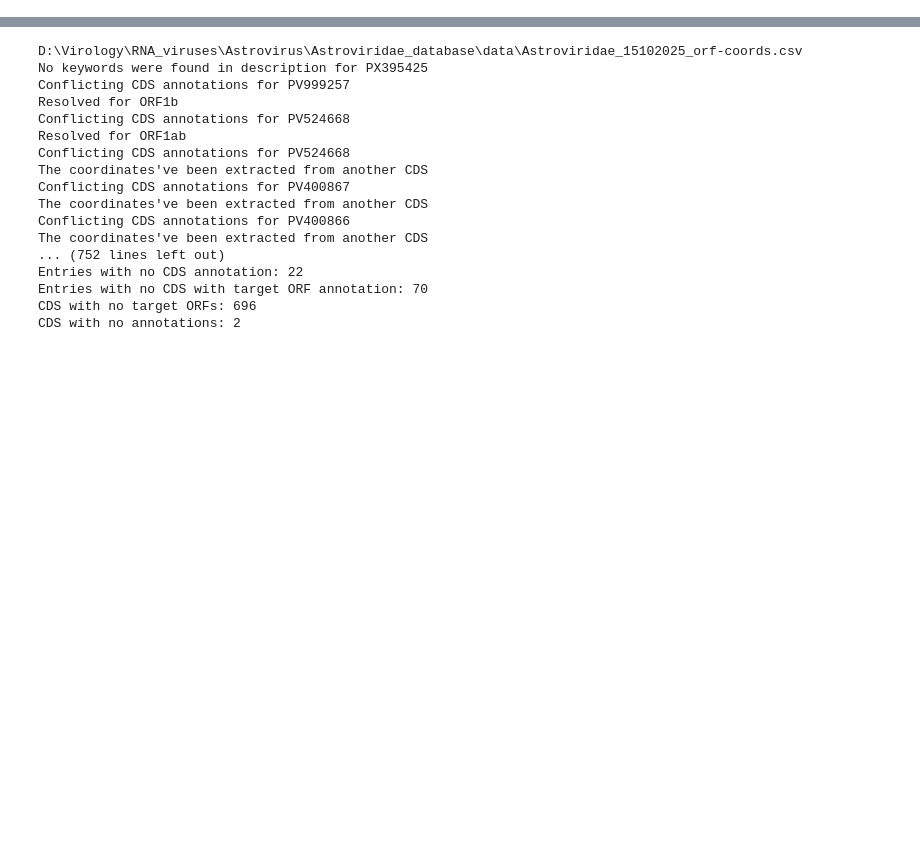
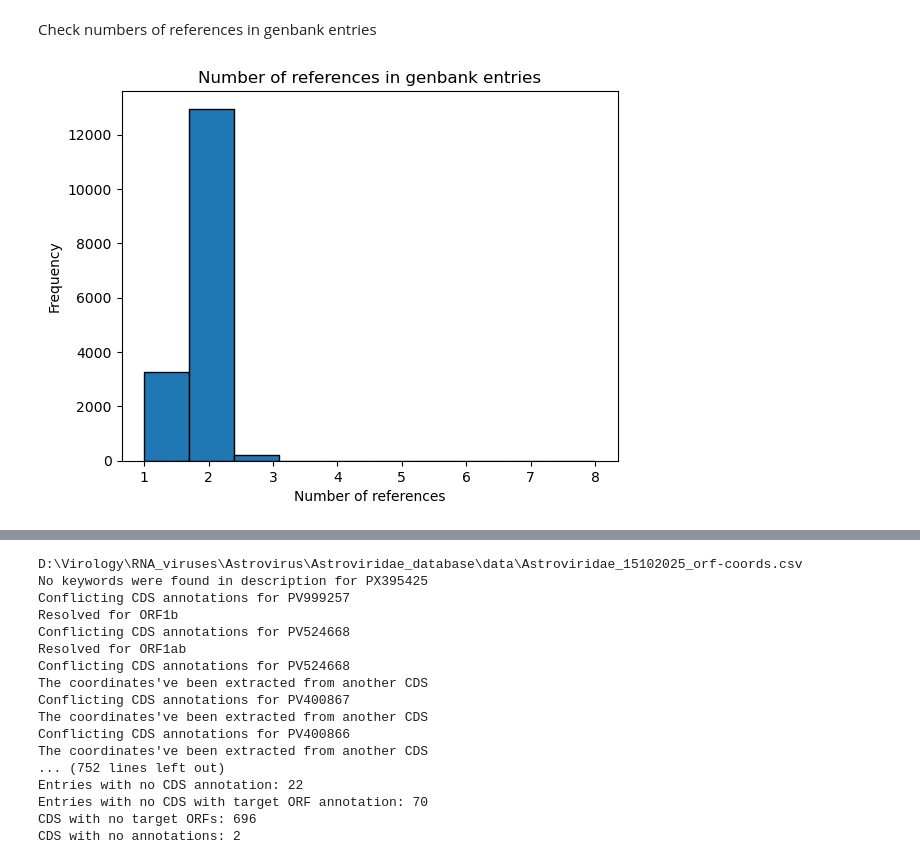
Before and after one commit to v-julia/Astroviridae_database, a Jupyter notebook: AstroviridaeDatabase.ipynb, the cells around one changed output, grey strips where cells are left out. Saved outputs shown, nothing was run; the diff lists cells and outputs as text; code cells hidden in the pictures; blank space fills up the shorter version.

```diff
--- a/AstroviridaeDatabase.ipynb
+++ b/AstroviridaeDatabase.ipynb
@@ -787,3 +912,31 @@ data = fetch_metadata_from_gb(input_file)
+# %% [markdown]
+Check numbers of references in genbank entries
+# %%
+import matplotlib.pyplot as plt
+
+
+entries = list(SeqIO.parse(os.path.abspath("data/Astroviridae_30062026.gb"), "genbank"))
+
+ref_num = []
+for i in range(len(entries)):
+    ref_num.append(len(entries[i].annotations['references']))
+    #if len(entries[i].annotations['references']) >2:
+    #    print(i)
+    #    break
+
+
+
+plt.hist(ref_num, edgecolor='black')
+
+# Add titles and labels
+plt.title('Number of references in genbank entries')
+plt.xlabel('Number of references')
+plt.ylabel('Frequency')
+
+# Show the plot
+plt.show()
+# %% [output]
+[figure, added]
 # %%
 data[data["Artificial"] == "Yes"]
 # %% [output]
```
Also changed, not shown: parts of 6 cells of this notebook, 6 other files.
